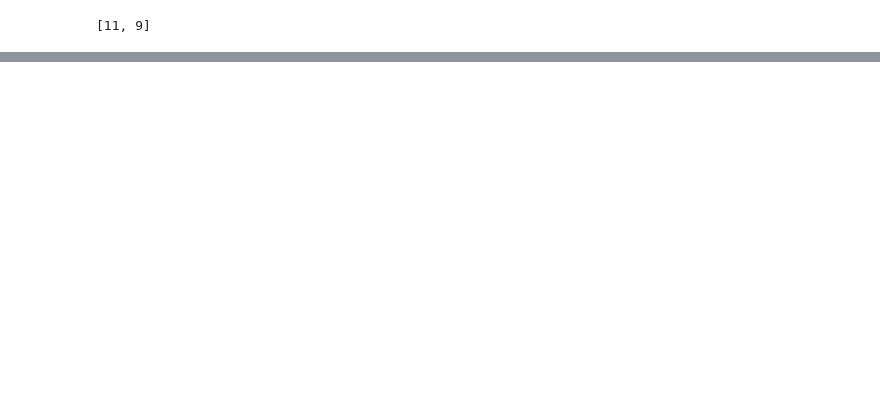
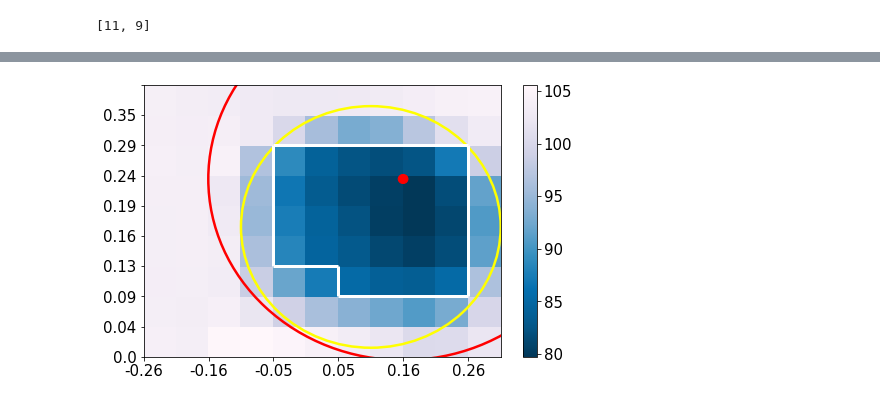
Before and after one commit to machines-in-motion/deepq_stepper, a Jupyter notebook: python/py_deepq_stepper/3d_dq_stepper_test.ipynb, the cells around one changed output, grey strips where cells are left out. Cells and saved outputs as stored; diff of their text form; code cells hidden in the pictures; blank space fills up the shorter version.

```diff
--- a/python/py_deepq_stepper/3d_dq_stepper_test.ipynb
+++ b/python/py_deepq_stepper/3d_dq_stepper_test.ipynb
@@ -240,0 +305,34 @@ plot_heatmap(x2, terrain_2, dqs_1, env)
+# %%
+no_steps = 10 ## number of steps simulated per episode (pendulum steps)
+step_time = 0.1 ## time after which step is taken
+
+v_des = [0.0, 0]
+v_init = [0.5, 0.2]
+state = env.reset_env([0.0, 0.0, ht, v_init[0], v_init[1]], v_des, no_steps*step_time)
+epi_cost = 0
+history = {'state' : [], 'action' : [], 'next_state' : []}
+for n in range(no_steps):
+    terrain = 0.0*(np.random.randint(-4, 5, no_actions[0]*no_actions[1]))/4.0
+    action = dqs.predict_q(state, terrain)[1]
+    next_state, cost, done = env.step_env(action, step_time)
+    history['state'].append(state)
+    history['action'].append(action)
+    history['next_state'].append(next_state)
+#     print(action, cost, done, state[0:5])
+    epi_cost += cost
+    state = next_state
+    if done:
+        break
+
+i = 0
+x1 = history['state'][i].copy()
+next_x1 = history['next_state'][i].copy()
+next_x1[0] += env.action_space_x[int(history['action'][i][0])]
+next_x1[1] += x1[5]*env.action_space_y[history['action'][i][1]] + 0.13/2.0
+
+terrain_1 = -0.0*(np.random.randint(-4, 5, no_actions[0]*no_actions[1]))/4.0
+plot_heatmap_with_capture_region(x1,next_x1, terrain_1,dqs, env)
+
+# print(x1, next_x1, env.action_space_x[history['action'][i][0]], env.action_space_y[history['action'][i][1]])
+# %% [output]
+[figure, added]
```
Also changed, not shown: parts of 8 cells of this notebook, 28 other files.
